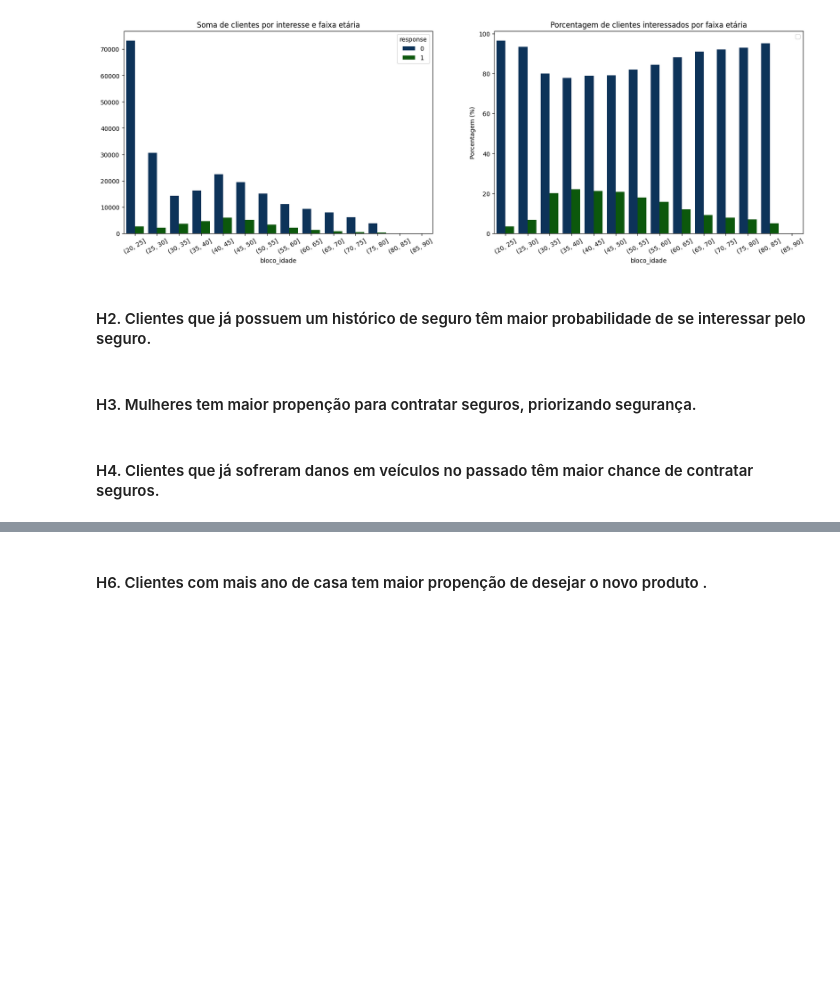
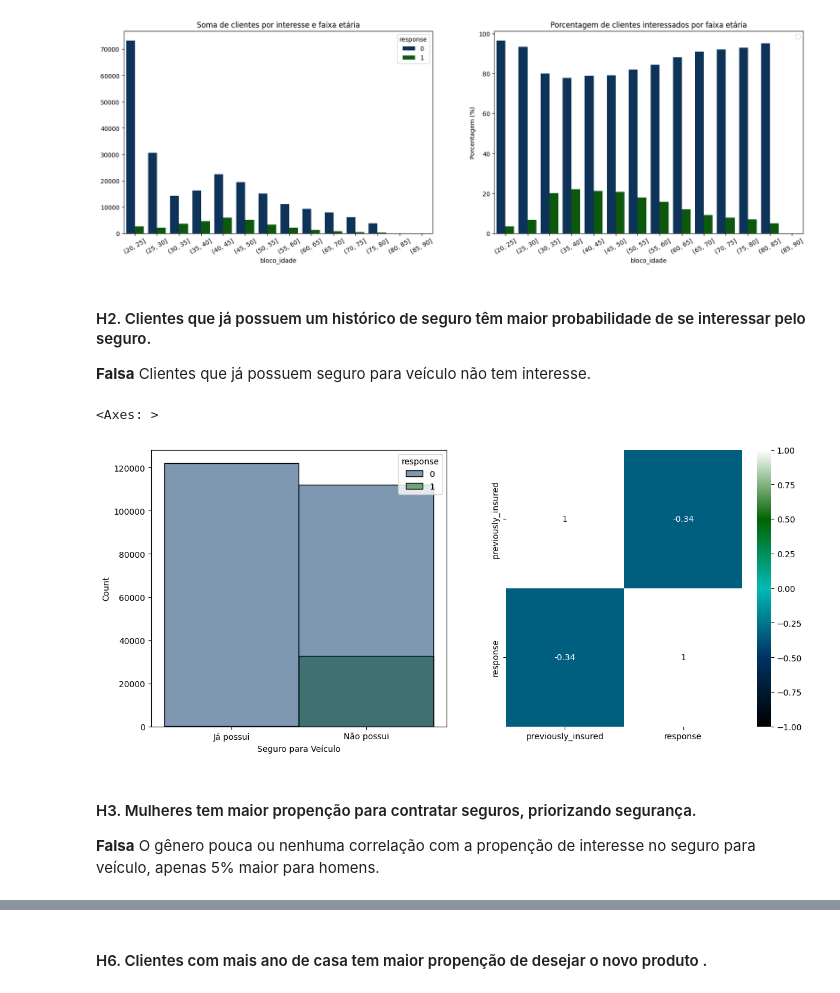
Before and after one commit to RafaelLuckner/Propensao_Compra, a Jupyter notebook: propensao_projeto.ipynb, the cells around one changed output, grey strips where cells are left out. Saved outputs shown, nothing was run; the diff lists cells and outputs as text; code cells hidden in the pictures; blank space fills up the shorter version.

```diff
--- a/propensao_projeto.ipynb
+++ b/propensao_projeto.ipynb
@@ -456,7 +457,27 @@ plt.ylabel('Porcentagem (%)');
 [figure]
 # %% [markdown]
 #### H2. Clientes que já possuem um histórico de seguro têm maior probabilidade de se interessar pelo seguro.
+**Falsa** Clientes que já possuem seguro para veículo não tem interesse.
+# %%
+plt.figure(figsize =(14,6))
+
+dfaux1['previously_insured'] = df2['previously_insured'].map(lambda x: 'Já possui' if x==1 else 'Não possui')
+plt.subplot(1,2,1)
+sns.histplot(data = dfaux1, x= 'previously_insured',hue = 'response')
+plt.xlabel('Seguro para Veículo')
+
+plt.subplot(1,2,2)
+dfaux = df2[['previously_insured','response']]
+
+from matplotlib.colors import LinearSegmentedColormap
+# Paleta de cores para headmap
+custom_palette = ['#000000','#003366','#00bab4', '#006400','#FFFFFF']
+custom_cmap = LinearSegmentedColormap.from_list('custom_cmap', custom_palette)
+
+sns.heatmap(dfaux.corr(method='pearson'), annot=True, vmin=-1, vmax=1, cmap=custom_cmap)
+# %% [output]
+<Axes: >
+[figure, added]
 # %% [markdown]
 #### H3. Mulheres tem maior propenção para contratar seguros, priorizando segurança.
+**Falsa** O gênero pouca ou nenhuma correlação com a propenção de interesse no seguro para veículo, apenas 5% maior para homens.
-# %% [markdown]
-#### H4. Clientes que já sofreram danos em veículos no passado têm maior chance de contratar seguros.
```
Also changed, not shown: parts of 8 cells of this notebook.
